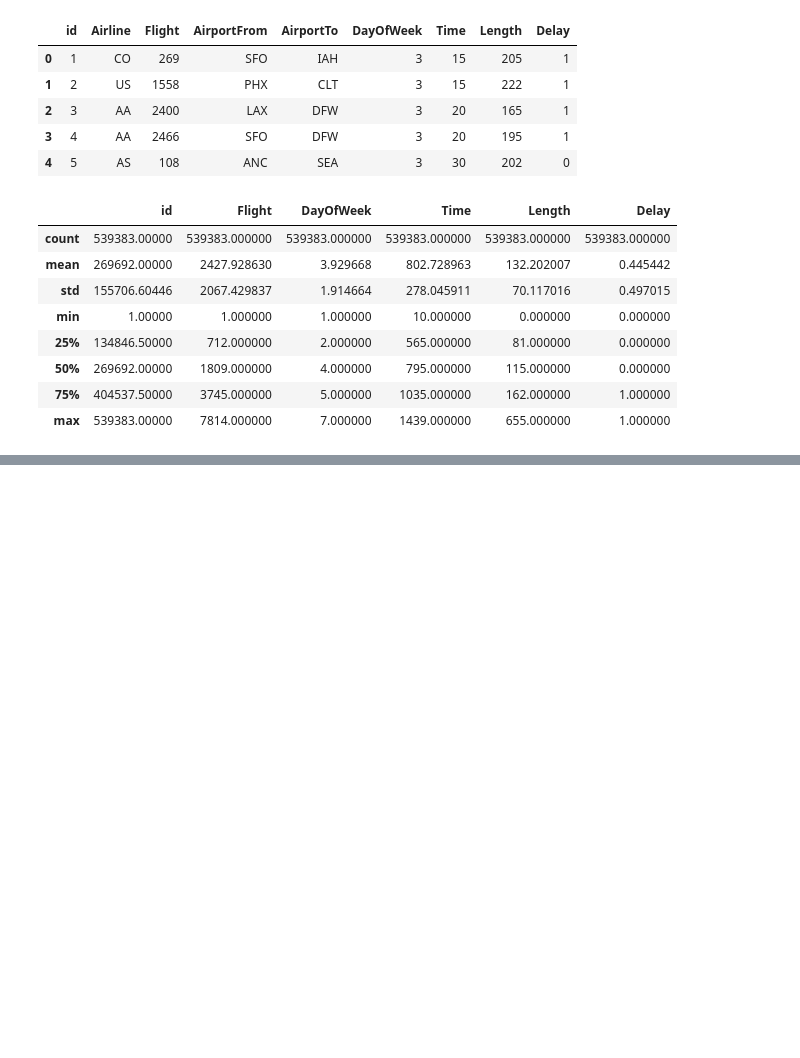
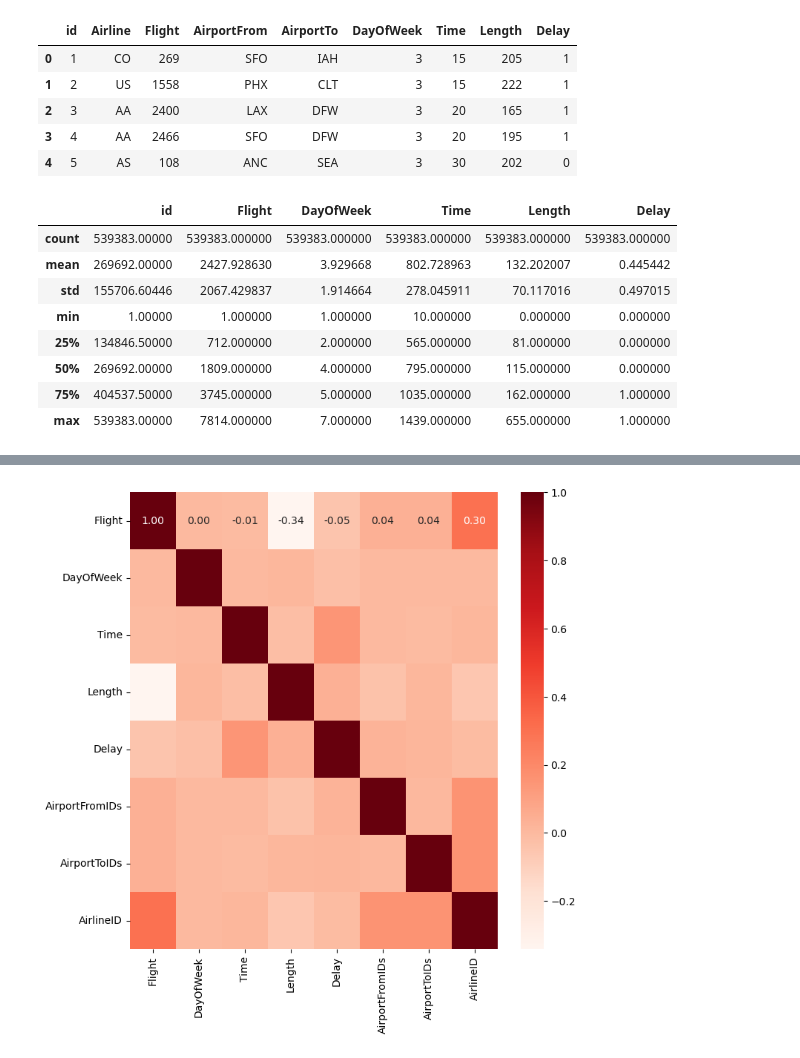
Before and after one commit to stacjstaton/ai-project2-flight-delay-predictions, a Jupyter notebook: DecisionTreeModel.ipynb, the cells around one changed output, grey strips where cells are left out. Cells and saved outputs as stored; diff of their text form; code cells hidden in the pictures; blank space fills up the shorter version.

```diff
--- a/DecisionTreeModel.ipynb
+++ b/DecisionTreeModel.ipynb
@@ -97,0 +140,12 @@ X_test_scaled = X_scaler.transform(X_test)
+# %%
+# Get unique airline codes
+unique_airlines = encoded_df['Airline'].unique()
+
+# Create a random mapping for each unique airline code
+random.seed(42)  # Set a seed for reproducibility, remove if you want different random results each time
+airline_to_id = {airline: random.randint(1000, 9999) for airline in unique_airlines}
+
+# Apply the random mapping to the airline column
+encoded_df['AirlineID'] = encoded_df['Airline'].map(airline_to_id)
+
+encoded_df.head()
@@ -97,0 +167,4 @@ X_test_scaled = X_scaler.transform(X_test)
+# %%
+# Drop all the categorical columns
+encoded_df = encoded_df.drop(columns=['Airline', 'AirportFrom', 'AirportTo'])
+encoded_df.head()
@@ -97,0 +178,4 @@ X_test_scaled = X_scaler.transform(X_test)
+# %%
+# Drop the id column since this is a hard-coded index
+encoded_df = encoded_df.drop(columns=['id'])
+encoded_df.head()
@@ -97,0 +189,8 @@ X_test_scaled = X_scaler.transform(X_test)
+# %%
+# Create a correlation matrix to see how features are related
+plt.figure(figsize=(8,8))
+cor = encoded_df.corr()
+sns.heatmap(cor, annot=True, cmap=plt.cm.Reds, fmt='.2f')
+plt.show()
+# %% [output]
+[figure, added]
```
Also changed, not shown: parts of 38 cells of this notebook, 4 other files.
